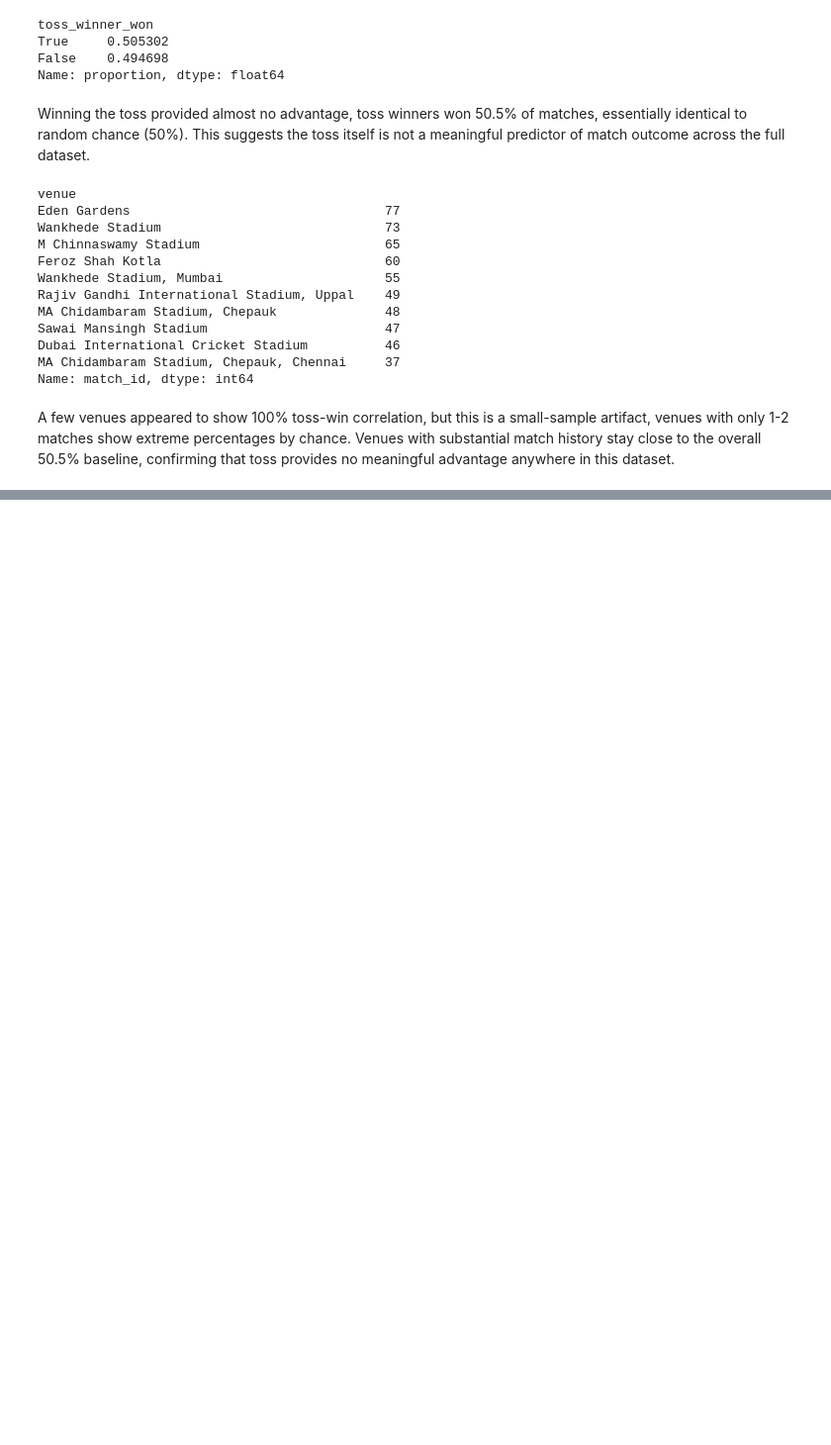
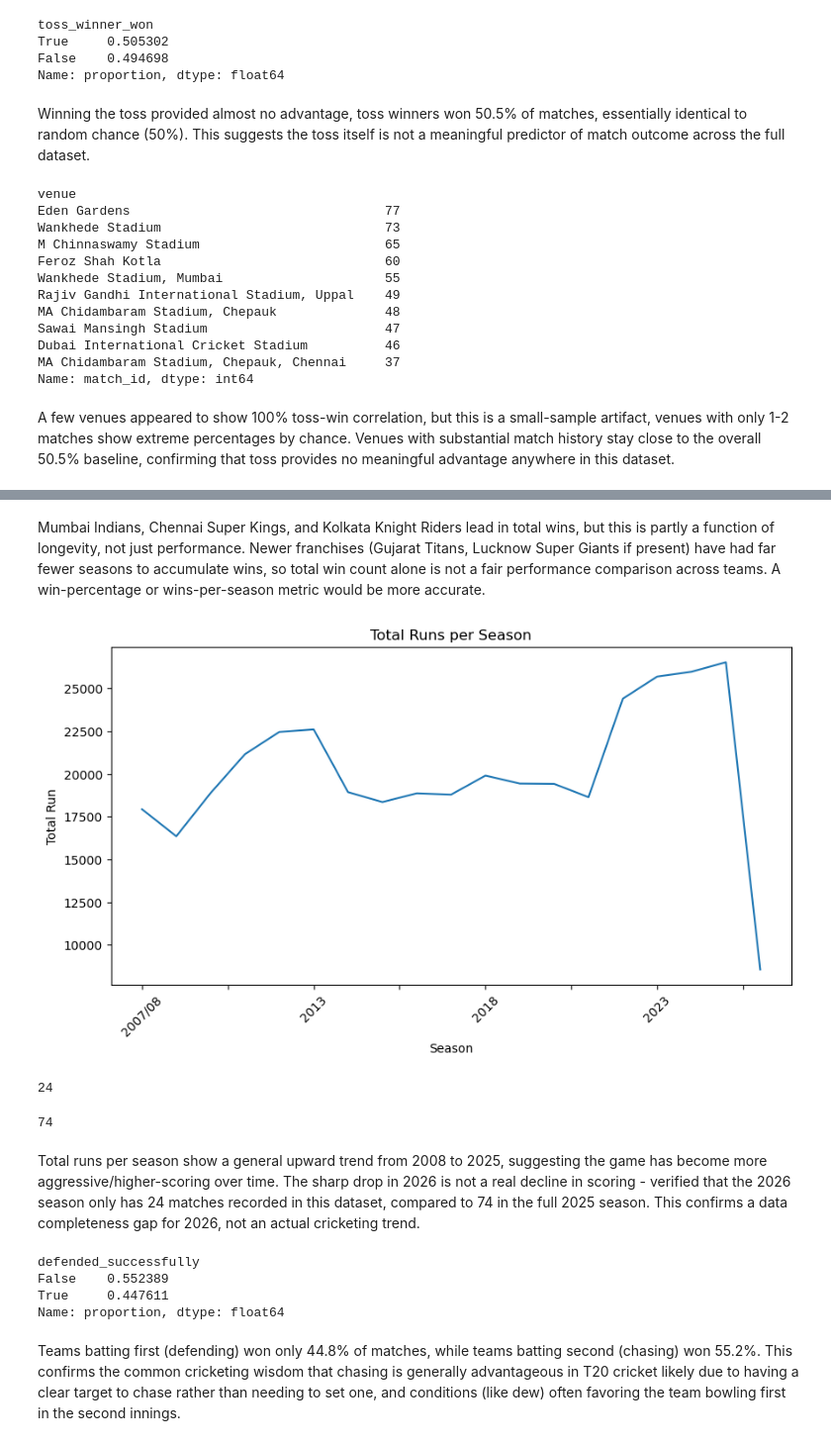
Before and after one commit to ayushthakur14/data-science-portfolio, a Jupyter notebook: projects/ipl-eda-analysis/eda_project_initial_look.ipynb, the cells around one changed output, grey strips where cells are left out. Shown at 99% size. Cells and saved outputs as stored; diff of their text form; code cells hidden in the pictures; blank space fills up the shorter version.

```diff
--- a/projects/ipl-eda-analysis/eda_project_initial_look.ipynb
+++ b/projects/ipl-eda-analysis/eda_project_initial_look.ipynb
@@ -132,0 +165,35 @@ A few venues appeared to show 100% toss-win correlation, but this is a small-sam
+# %% [markdown]
+Mumbai Indians, Chennai Super Kings, and Kolkata Knight Riders lead in total wins, but this is partly a function of longevity, not just performance. Newer franchises (Gujarat Titans, Lucknow Super Giants if present) have had far fewer seasons to accumulate wins, so total win count alone is not a fair performance comparison across teams. A win-percentage or wins-per-season metric would be more accurate.
+# %%
+df.groupby('season')['runs_total'].sum().plot(kind='line' , figsize = (10,5))
+plt.title('Total Runs per Season')
+plt.xlabel('Season')
+plt.ylabel('Total Run')
+plt.xticks(rotation=45)
+plt.show()
+# %% [output]
+[figure, added]
+# %%
+df[df['season'] == '2026']['match_id'].nunique()
+# %% [output]
+24
+# %%
+df[df['season'] == '2025']['match_id'].nunique()
+# %% [output]
+74
+# %% [markdown]
+Total runs per season show a general upward trend from 2008 to 2025, suggesting the game has become more aggressive/higher-scoring over time. The sharp drop in 2026 is not a real decline in scoring - verified that the 2026 season only has 24 matches recorded in this dataset, compared to 74 in the full 2025 season. This confirms a data completeness gap for 2026, not an actual cricketing trend.
+# %%
+# Q2 Which teams/players perform best in run-chases vs defending totals?
+batting_first = df[df['innings'] == 1].drop_duplicates('match_id')[['match_id', 'batting_team', 'match_won_by']]
+
+batting_first['defended_successfully'] = batting_first['batting_team'] == batting_first['match_won_by']
+
+batting_first['defended_successfully'].value_counts(normalize=True)
+# %% [output]
+defended_successfully
+False    0.552389
+True     0.447611
+Name: proportion, dtype: float64
+# %% [markdown]
+Teams batting first (defending) won only 44.8% of matches, while teams batting second (chasing) won 55.2%. This confirms the common cricketing wisdom that chasing is generally advantageous in T20 cricket likely due to having a clear target to chase rather than needing to set one, and conditions (like dew) often favoring the team bowling first in the second innings.
```
Also changed, not shown: parts of 10 cells of this notebook.
